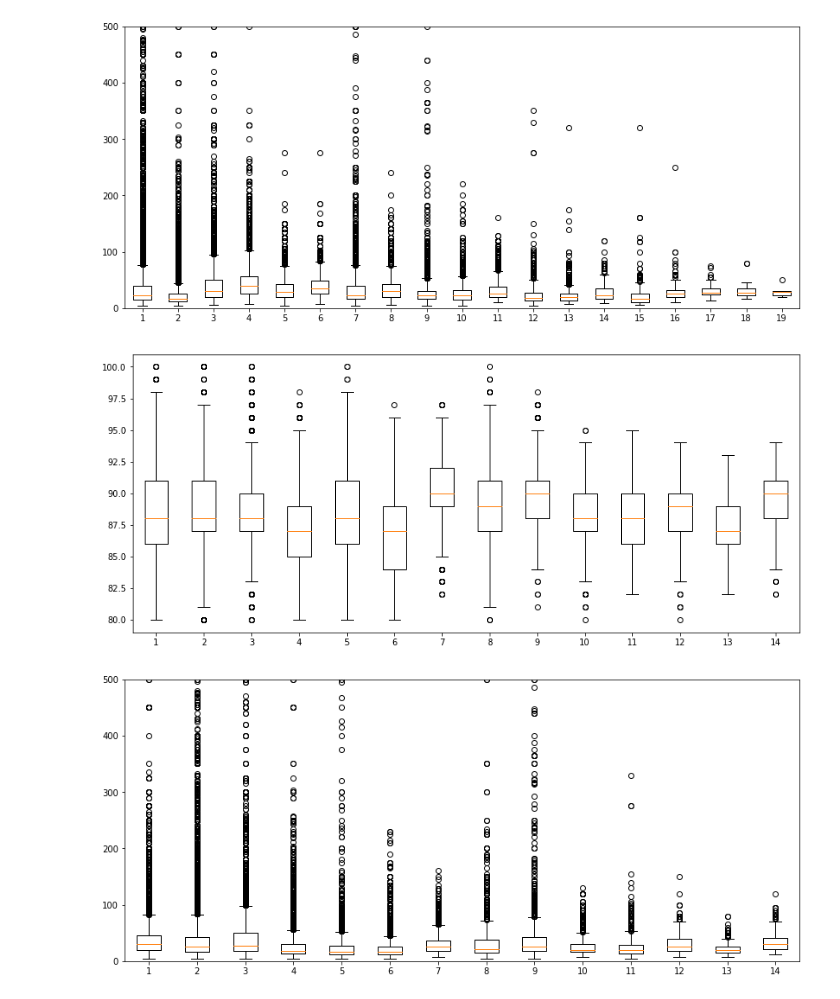
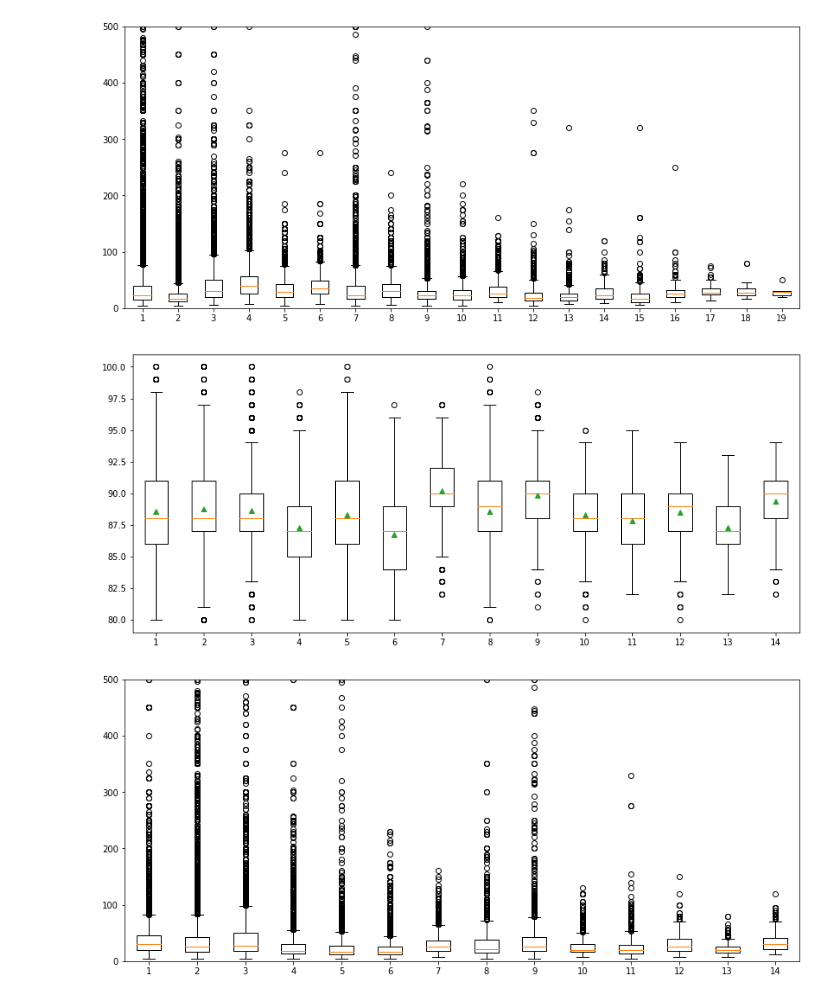
Before and after one commit to renatonico/Pygeons, a Jupyter notebook: notebooks/angel.ipynb, the cells around one changed output. Drawn from its saved outputs; the diff is of its cells as text; code cells hidden in the pictures.

```diff
--- a/notebooks/angel.ipynb
+++ b/notebooks/angel.ipynb
@@ -419,10 +409,11 @@ canada = clean_data.loc[clean_data['country']=='Canada',['points','price']]
 # %%
 plt.figure(figsize=(14,6))
 plt.boxplot([us.points,france.points,italy.points,spain.points,portugal.points,argentina.points,austria.points,australia.points,
-             germany.points,newzealand.points,southafrica.points,israel.points,greece.points,canada.points])
+             germany.points,newzealand.points,southafrica.points,israel.points,greece.points,canada.points],showmeans=True)
+#plt.grid()
 plt.show()
 # %% [output]
-[figure, old version]
+[figure, new version]
 # %%
 plt.figure(figsize=(14,6))
 plt.boxplot([us.price,france.price,italy.price,spain.price,portugal.price,argentina.price,austria.price,australia.price,
```
Also changed, not shown: parts of 16 cells of this notebook.
